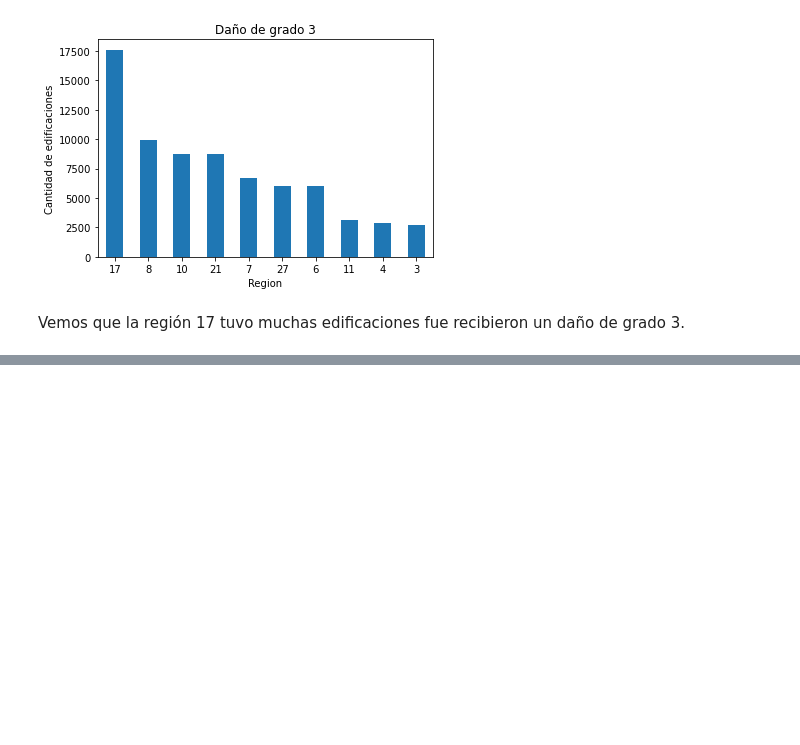
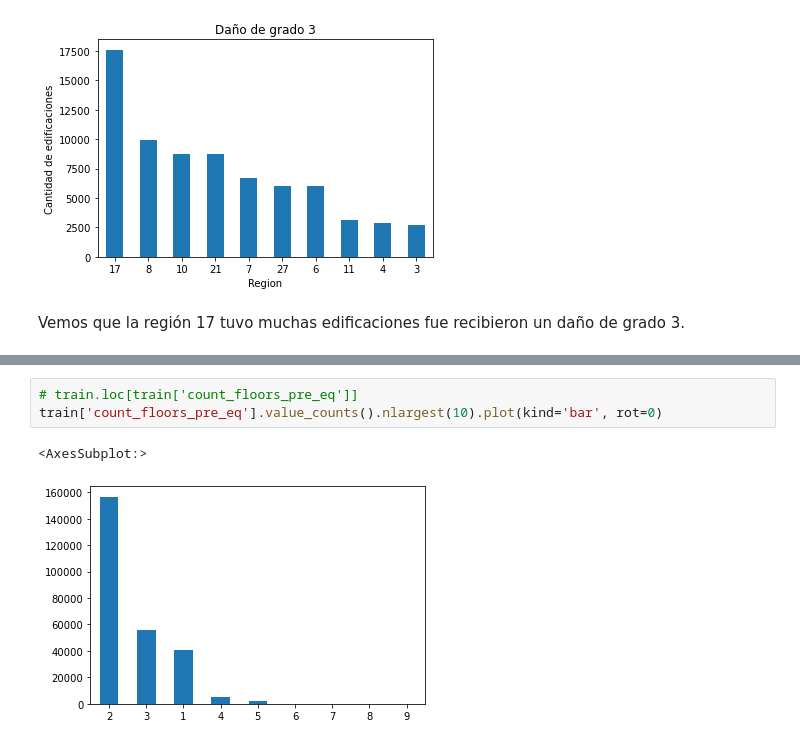
Before and after one commit to franvinas/7506-tp1, a Jupyter notebook: tp1.ipynb, the cells around one changed output, grey strips where cells are left out. Saved outputs shown, nothing was run; the diff lists cells and outputs as text; blank space fills up the shorter version.

```diff
--- a/tp1.ipynb
+++ b/tp1.ipynb
@@ -133,0 +171,6 @@ Vemos que la región 17 tuvo muchas edificaciones fue recibieron un daño de gra
+# %%
+# train.loc[train['count_floors_pre_eq']]
+train['count_floors_pre_eq'].value_counts().nlargest(10).plot(kind='bar', rot=0)
+# %% [output]
+<AxesSubplot:>
+[figure, added]
```
Also changed, not shown: parts of 9 cells of this notebook.
